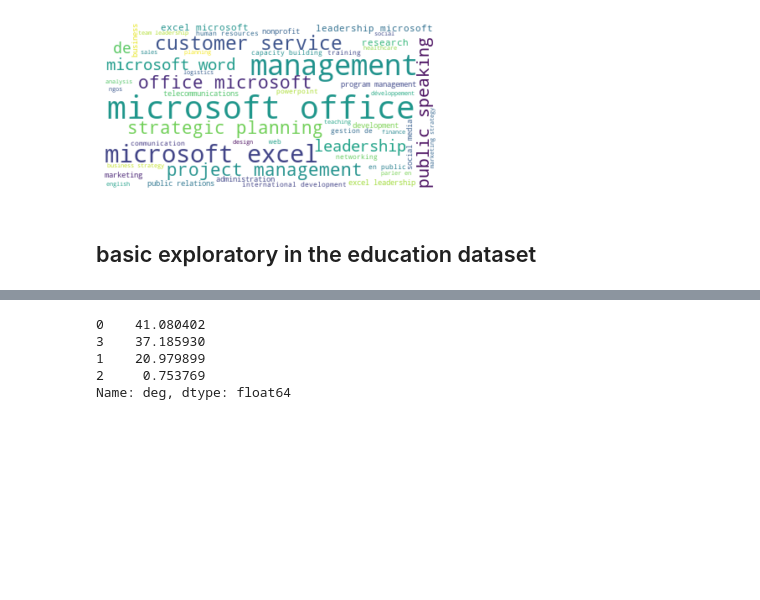
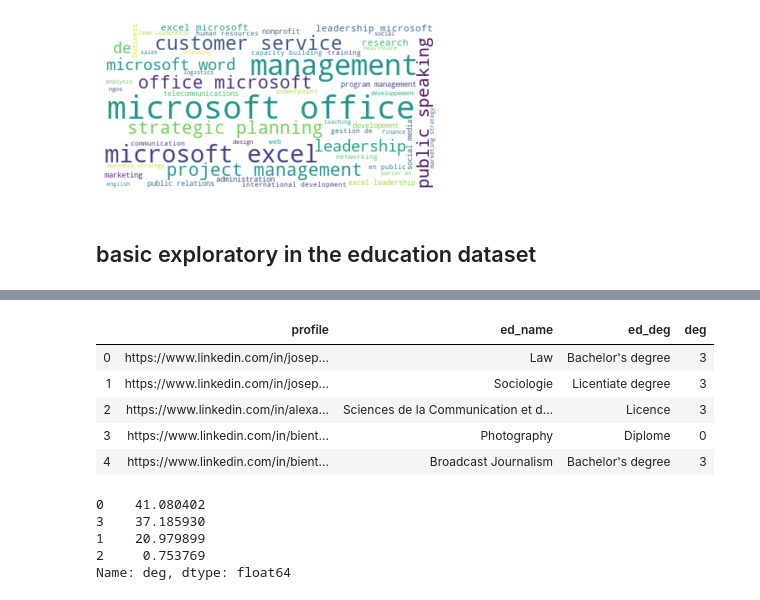
Before and after one commit to B1o0b1/Ayiti_analytics_capstone_project, a Jupyter notebook: initial_notebook.ipynb, the cells around one changed output, grey strips where cells are left out. Cells and saved outputs as stored; diff of their text form; code cells hidden in the pictures; blank space fills up the shorter version.

```diff
--- a/initial_notebook.ipynb
+++ b/initial_notebook.ipynb
@@ -1136,0 +1326,9 @@ edu['deg'] = list(map(degree, edu['ed_deg']))
+# %%
+edu.head()
+# %% [output]
+|  | profile | ed_name | ed_deg | deg |
+| 0 | https://www.linkedin.com/in/josep... | Law | Bachelor's degree | 3 |
+| 1 | https://www.linkedin.com/in/josep... | Sociologie | Licentiate degree | 3 |
+| 2 | https://www.linkedin.com/in/alexa... | Sciences de la Communication et d... | Licence | 3 |
+| 3 | https://www.linkedin.com/in/bient... | Photography | Diplome | 0 |
+| 4 | https://www.linkedin.com/in/bient... | Broadcast Journalism | Bachelor's degree | 3 |
```
Also changed, not shown: parts of 61 cells of this notebook.
